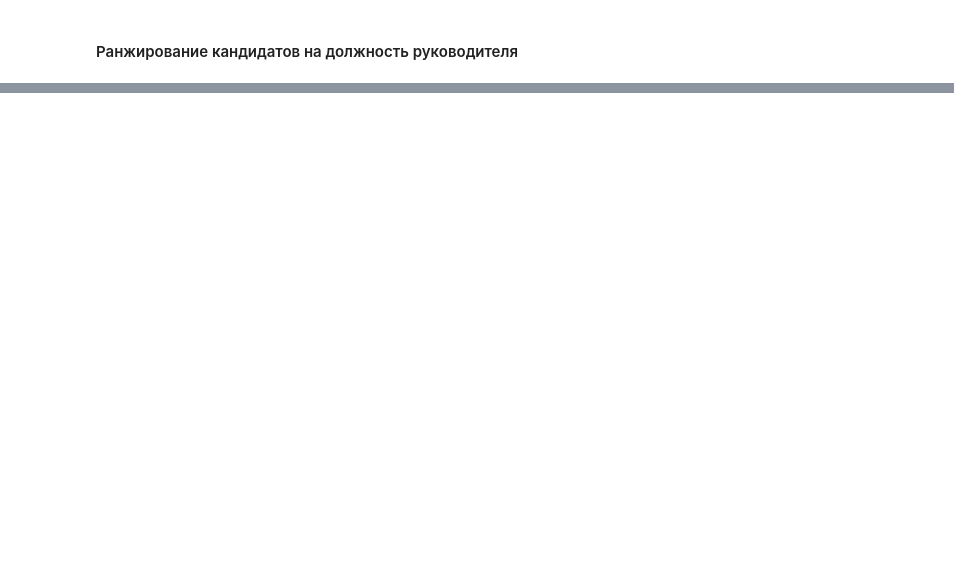
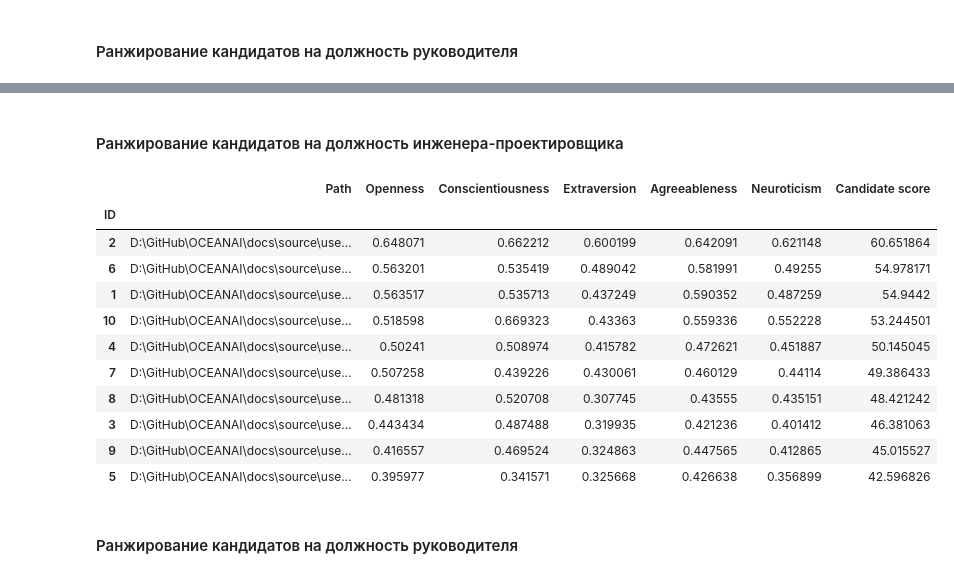
Before and after one commit to aimclub/OCEANAI, a Jupyter notebook: docs/source/user_guide/notebooks/Pipeline_practical_task_1.ipynb, the cells around one changed output, grey strips where cells are left out. Drawn from its saved outputs; the diff is of its cells as text; code cells hidden in the pictures; blank space fills up the shorter version.

```diff
--- a/docs/source/user_guide/notebooks/Pipeline_practical_task_1.ipynb
+++ b/docs/source/user_guide/notebooks/Pipeline_practical_task_1.ipynb
@@ -220,0 +583,10 @@ _b5.df_files_ranking_
+# %%
+# Загрузка датафрейма с весовыми коэффициентами
+url = 'https://download.sberdisk.ru/download/file/429714820?token=M7fLsRLWvQH39ka&filename=traits_priority_for_professions.csv'
+traits_priority_for_professions = pd.read_csv(url)
+
+traits_priority_for_professions.index.name = 'ID'
+traits_priority_for_professions.index += 1
+traits_priority_for_professions.index = traits_priority_for_professions.index.map(str)
+
+traits_priority_for_professions
@@ -220,0 +601,33 @@ _b5.df_files_ranking_
+# %% [markdown]
+#### Ранжирование кандидатов на должность инженера-проектировщика
+# %%
+weights = traits_priority_for_professions.iloc[4].values[1:]
+weights = list(map(int, weights))
+
+_b5._candidate_ranking(
+    weigths_openness = weights[0],
+    weigths_conscientiousness = weights[1],
+    weigths_extraversion = weights[2],
+    weigths_agreeableness = weights[3],
+    weigths_neuroticism = weights[4],
+    out = False
+)
+
+_b5._save_logs(df = _b5.df_files_ranking_, name = 'candidate_ranking_engineers', out = True)
+
+_b5.df_files_ranking_
+# %% [output]
+|  | Path | Openness | Conscientiousness | Extraversion | Agreeableness | Neuroticism | Candidate score |
+| ID |  |  |  |  |  |  |  |
+| 2 | D:\GitHub\OCEANAI\docs\source\use... | 0.648071 | 0.662212 | 0.600199 | 0.642091 | 0.621148 | 60.651864 |
+| 6 | D:\GitHub\OCEANAI\docs\source\use... | 0.563201 | 0.535419 | 0.489042 | 0.581991 | 0.49255 | 54.978171 |
+| 1 | D:\GitHub\OCEANAI\docs\source\use... | 0.563517 | 0.535713 | 0.437249 | 0.590352 | 0.487259 | 54.9442 |
+| 10 | D:\GitHub\OCEANAI\docs\source\use... | 0.518598 | 0.669323 | 0.43363 | 0.559336 | 0.552228 | 53.244501 |
+| 4 | D:\GitHub\OCEANAI\docs\source\use... | 0.50241 | 0.508974 | 0.415782 | 0.472621 | 0.451887 | 50.145045 |
+| 7 | D:\GitHub\OCEANAI\docs\source\use... | 0.507258 | 0.439226 | 0.430061 | 0.460129 | 0.44114 | 49.386433 |
+| 8 | D:\GitHub\OCEANAI\docs\source\use... | 0.481318 | 0.520708 | 0.307745 | 0.43555 | 0.435151 | 48.421242 |
+| 3 | D:\GitHub\OCEANAI\docs\source\use... | 0.443434 | 0.487488 | 0.319935 | 0.421236 | 0.401412 | 46.381063 |
+| 9 | D:\GitHub\OCEANAI\docs\source\use... | 0.416557 | 0.469524 | 0.324863 | 0.447565 | 0.412865 | 45.015527 |
+| 5 | D:\GitHub\OCEANAI\docs\source\use... | 0.395977 | 0.341571 | 0.325668 | 0.426638 | 0.356899 | 42.596826 |
+# %% [markdown]
+#### Ранжирование кандидатов на должность руководителя
```
Also changed, not shown: parts of 17 cells of this notebook, 10 other files.
